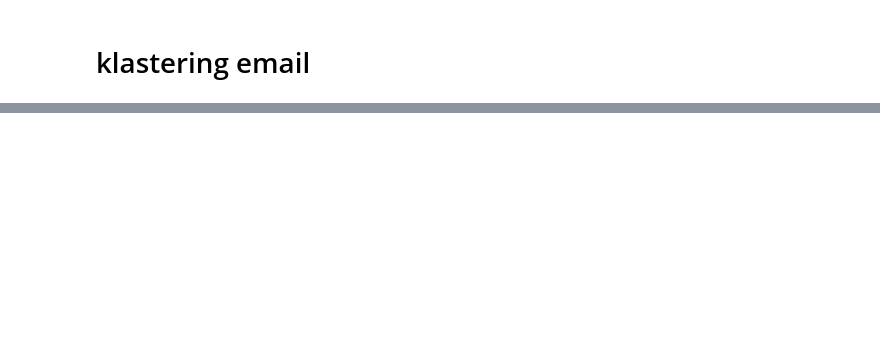
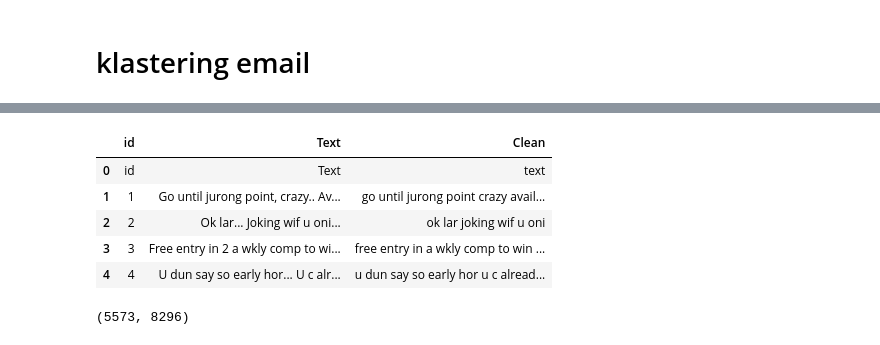
Before and after one commit to IhyaUlumuddin204/PPW, a Jupyter notebook: _sources/kluastering_email.ipynb, the cells around one changed output, grey strips where cells are left out. Drawn from its saved outputs; the diff is of its cells as text; code cells hidden in the pictures; blank space fills up the shorter version.

```diff
--- a/_sources/kluastering_email.ipynb
+++ b/_sources/kluastering_email.ipynb
@@ -2,0 +83,32 @@
+# %%
+import string
+
+def clean_text(text):
+    if not isinstance(text, str):
+        return ""
+    text = text.lower()
+    text = emoji.demojize(text)
+    text = re.sub(r'\d+', '', text)
+    text = text.translate(str.maketrans('', '', string.punctuation))
+    text = re.sub(r'\W', ' ', text)
+    text = BeautifulSoup(text, "html.parser").get_text()
+    text = re.sub(r'\s+', ' ', text).strip()
+    return text
+# %%
+df_raw = pd.read_csv(
+    "spam.csv",
+    header=None,
+    encoding="latin1",
+    on_bad_lines="skip"
+)
+
+# ambil hanya dua kolom pertama: id + text
+df = pd.DataFrame({
+    "id": df_raw.iloc[:, 0],
+    "Text": df_raw.iloc[:, 1]
+})
+
+# hapus baris kosong
+df = df.dropna(subset=["Text"])
+
+df.head()
@@ -2,0 +122,16 @@
+# %%
+df["Clean"] = df["Text"].apply(clean_text)
+df.head()
+# %% [output]
+|  | id | Text | Clean |
+| 0 | id | Text | text |
+| 1 | 1 | Go until jurong point, crazy.. Av... | go until jurong point crazy avail... |
+| 2 | 2 | Ok lar... Joking wif u oni... | ok lar joking wif u oni |
+| 3 | 3 | Free entry in 2 a wkly comp to wi... | free entry in a wkly comp to win ... |
+| 4 | 4 | U dun say so early hor... U c alr... | u dun say so early hor u c alread... |
+# %%
+tfidf = TfidfVectorizer(stop_words='english')
+X = tfidf.fit_transform(df["Clean"])
+X.shape
+# %% [output]
+(5573, 8296)
```
Also changed, not shown: parts of 12 cells of this notebook, 4 other files.
